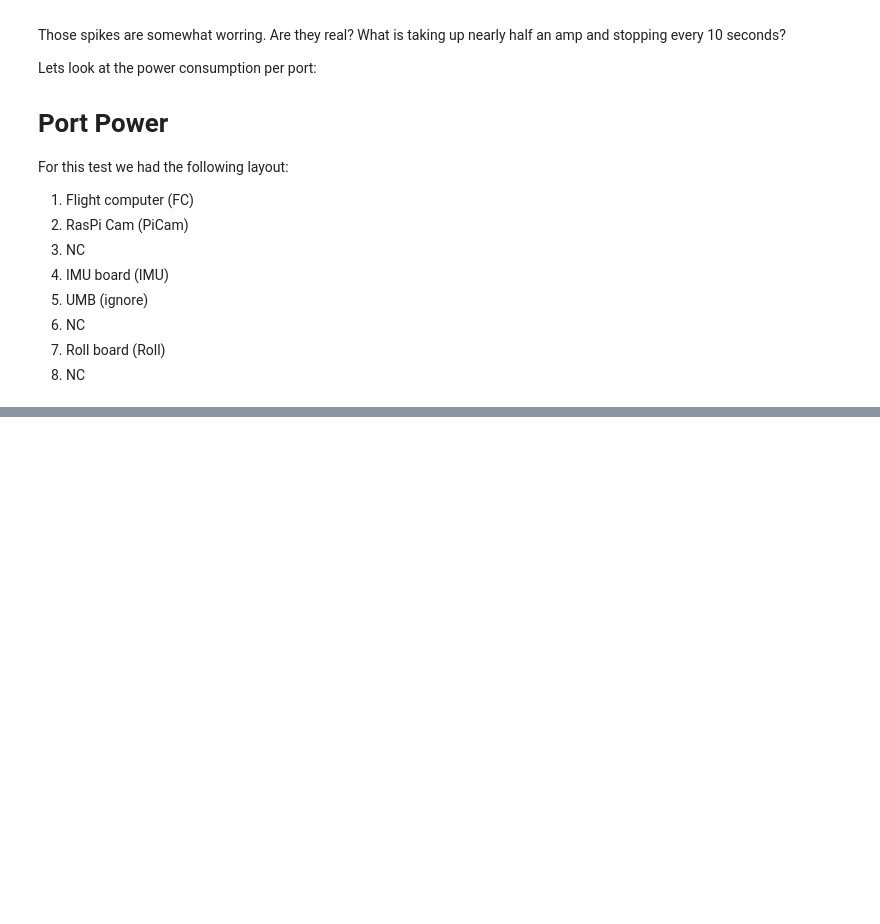
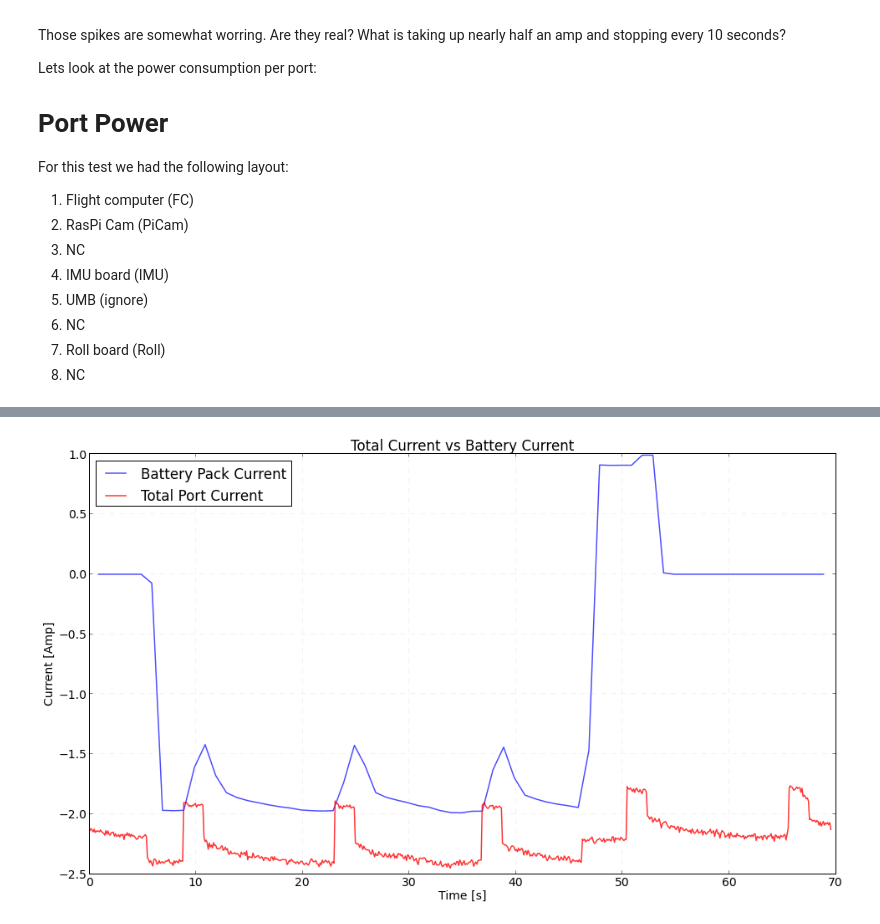
Before and after one commit to psas/Launch-11, a Jupyter notebook: droptest/2014-05-09-baseline-0/results.ipynb, the cells around one changed output, grey strips where cells are left out. Cells and saved outputs as stored; diff of their text form; code cells hidden in the pictures; blank space fills up the shorter version.

Commit message:
corrected port power numbers

```diff
--- a/droptest/2014-05-09-baseline-0/results.ipynb
+++ b/droptest/2014-05-09-baseline-0/results.ipynb
@@ -55,16 +55,16 @@ Take a quick look at the battery pack
 # %%
 columns = numpy.loadtxt("RNHH.csv", delimiter=',', unpack=True)
 
-timestamp = columns[1]
+bat_time = columns[1]
 temp = columns[2]
 voltage = columns[6]
 current = columns[7]
 
 # Get time in seconds from nanoseconds
-timestamp = numpy.divide(timestamp, 1e9)
+bat_time = numpy.divide(bat_time, 1e9)
 
 ax = plt.figure(figsize=(16,9))
-plt.plot(timestamp, voltage, 'r', lw=2, alpha=0.8, label="Voltage")
+plt.plot(bat_time, voltage, 'r', lw=2, alpha=0.8, label="Voltage")
 plt.xlabel('Time [s]')
 plt.ylabel('Voltage [V]')
 plt.title('Battery Pack')
@@ -151,0 +156,17 @@ This is a mess, and something is clearly wrong. It's interesting how there does
+# %%
+ports = numpy.add(FC, PiCam)
+ports = numpy.add(ports, IMU)
+ports = numpy.add(ports, Roll)
+ports = numpy.multiply(ports, -1)
+
+ax = plt.figure(figsize=(16,9))
+plt.plot(bat_time, current, 'b', lw=1.5, alpha=0.7, label="Battery Pack Current")
+plt.plot(timestamp, ports, 'r', lw=1.5, alpha=0.8, label="Total Port Current")
+plt.xlabel('Time [s]')
+plt.ylabel('Current [Amp]')
+plt.title('Total Current vs Battery Current')
+ax.axes[0].grid(color='grey', alpha=0.2, linestyle='dashed', linewidth=0.5)
+plt.legend(loc=2)
+plt.show()
+# %% [output]
+[figure, added]
```
Also changed, not shown: parts of 4 cells of this notebook.
